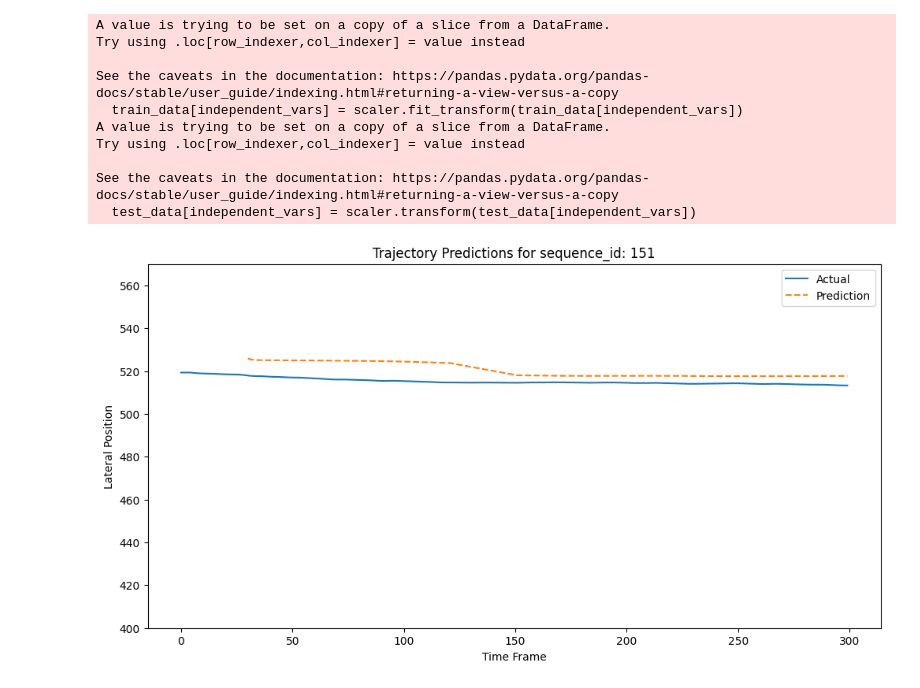
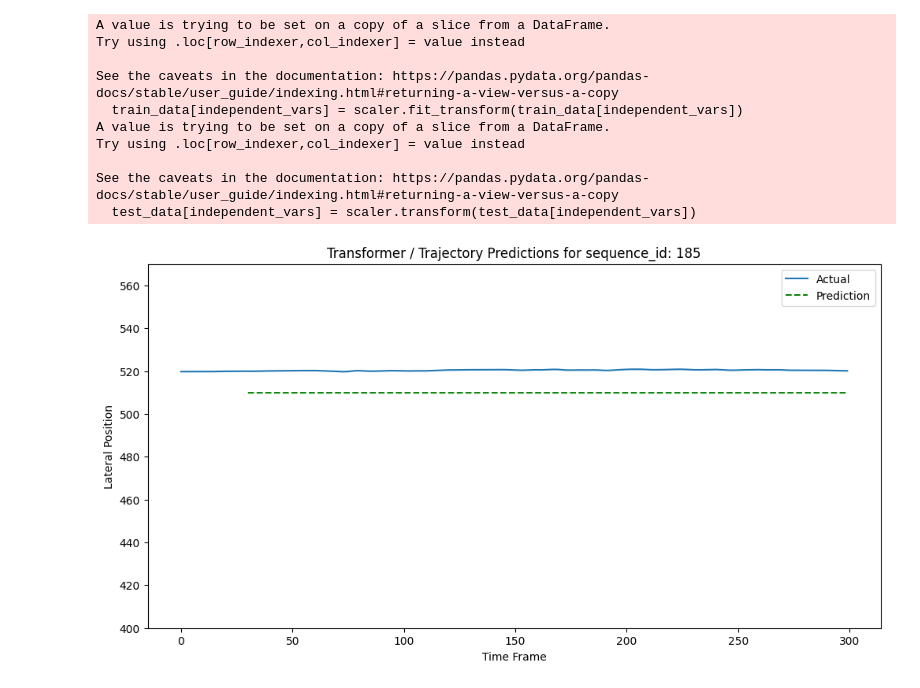
Before and after one commit to seokjun-h/LCP, a Jupyter notebook: transformer/old/trajectory 1 to 1.ipynb, the cells around one changed output. Drawn from its saved outputs; the diff is of its cells as text; code cells hidden in the pictures.

```diff
--- a/transformer/old/trajectory 1 to 1.ipynb
+++ b/transformer/old/trajectory 1 to 1.ipynb
@@ -218,21 +144,19 @@ class PositionalEncoding(nn.Module):
 # 모델 초기화
 input_dim = len(independent_vars)
 output_dim = len(dependent_vars)
-model_dim = 160
-num_heads = 5
+model_dim = 512
+num_heads = 4
 num_encoder_layers = 3
 num_decoder_layers = 3
-lstm_hidden_dim = 50
-lstm_layers = 1
 
-model = TrajectoryTransformer(input_dim, model_dim, num_heads, num_encoder_layers, num_decoder_layers, output_dim, lstm_hidden_dim, lstm_layers)
+model = TrajectoryTransformer(input_dim, model_dim, num_heads, num_encoder_layers, num_decoder_layers, output_dim)
 
 # 옵티마이저와 손실 함수
 optimizer = optim.Adam(model.parameters(), lr=0.001)
 criterion = nn.MSELoss()
 # %%
 # 차량 ID 및 파라미터 설정
-sequence_id = 151
+sequence_id = 185
 
 # sequence_ID에 해당하는 데이터 필터링 및 스케일링
 vehicle_data = data[data['sequence_ID'] == sequence_id].copy()
@@ -265,7 +189,7 @@ vehicle_dataset = TensorDataset(torch.tensor(X_vehicle, dtype=torch.float32), to
 vehicle_loader = DataLoader(vehicle_dataset, batch_size=10, shuffle=False)
 
 # 모델 초기화 및 가중치 로드
-model.load_state_dict(torch.load('/home/aibig25/hong_sj/trb/transformer/new/code/1_1.pth'))
+model.load_state_dict(torch.load('/home/aibig25/hong_sj/trb/transformer/old/old_transformer_1_1.pth'))
 
 # 모델을 평가 모드로 설정
 model.eval()
@@ -299,33 +223,33 @@ def average_predictions(predictions, input_sequence_length, output_sequence_leng
             idx = i + input_sequence_length + j  # 첫 30 프레임 이후부터 예측
             if idx < num_predictions:  # 배열 크기를 초과하지 않도록 확인
                 avg_predictions[idx] += pred[j]
                 counts[idx] += 1
 
     # 첫 30 프레임은 예측하지 않으므로 그 부분을 잘라내기
     avg_predictions = avg_predictions[input_sequence_length:]
     counts = counts[input_sequence_length:]
 
     # 평균화
     avg_predictions /= counts
     return avg_predictions
 
 # 평균화된 예측 값 계산
 avg_trans_predictions = average_predictions(trans_predictions, input_sequence_length, output_sequence_length)
 
 # 마지막 시퀀스에 대한 처리
 avg_trans_predictions = avg_trans_predictions[:total_frames - input_sequence_length]
 
 # 시각화: 71번 차량에 해당하는 실제 궤적과 예측 궤적 시각화
 plt.figure(figsize=(12, 6))
 plt.plot(range(len(vehicle_data)), vehicle_data['center_y_ma'], label='Actual')  # 전체 실제 궤적
 plt.plot(range(input_sequence_length, input_sequence_length + len(avg_trans_predictions)),
-         avg_trans_predictions, label='Prediction', linestyle='--')
+         avg_trans_predictions, label='Prediction', linestyle='--', color = "green")
 plt.xlabel('Time Frame')
 # plt.ylabel('center_y_ma')
 plt.ylabel('Lateral Position')
 plt.ylim(400, 570)
-plt.title(f'Trajectory Predictions for sequence_id: {sequence_id}')
+plt.title(f'Transformer / Trajectory Predictions for sequence_id: {sequence_id}')
 plt.legend()
 plt.show()
 # %% [output]
-[figure, old version]
+[figure, new version]
```
Also changed, not shown: parts of 1 cell of this notebook, 50 other files.
